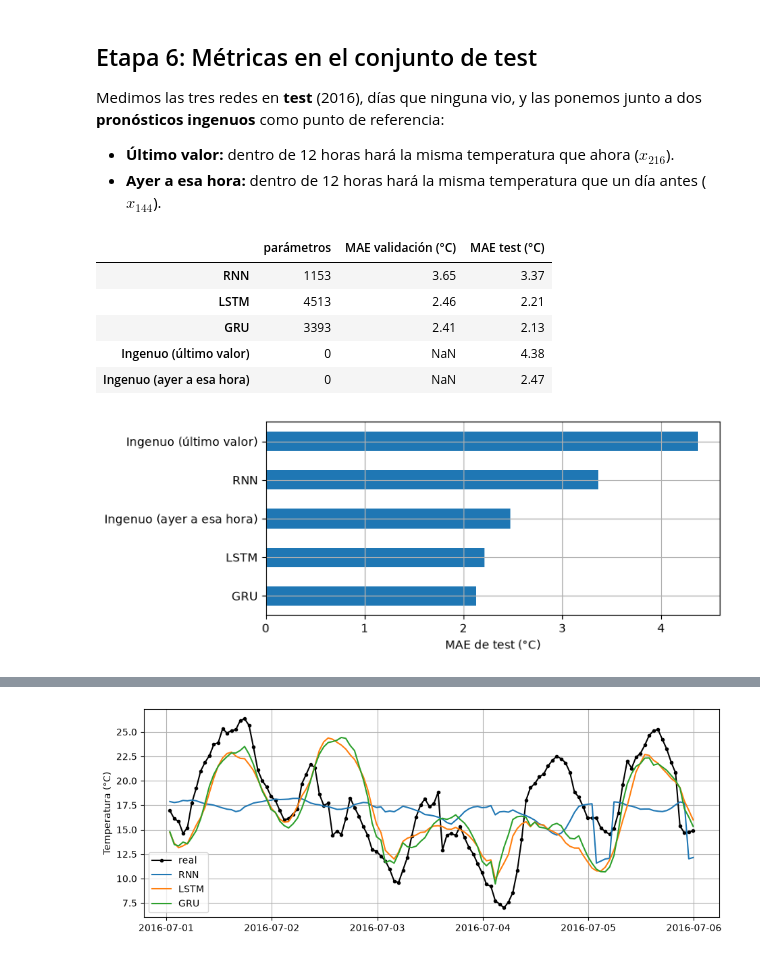
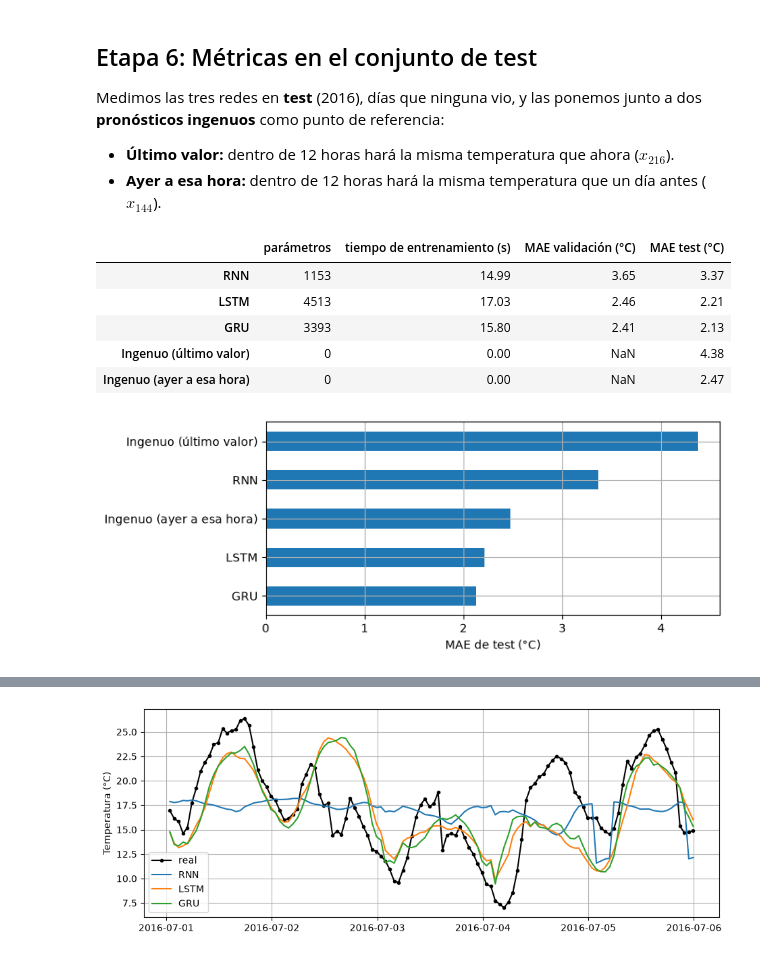
Before and after one commit to omarcastano/deeplearning-javeriana-site, a Jupyter notebook: modulo_2/unidad_2/3_experiencia/nueva/3_Script1b_M2_U2_lstm_gru_pytorch.ipynb, the cells around one changed output, grey strips where cells are left out. Cells and saved outputs as stored; diff of their text form; code cells hidden in the pictures.

```diff
--- a/modulo_2/unidad_2/3_experiencia/nueva/3_Script1b_M2_U2_lstm_gru_pytorch.ipynb
+++ b/modulo_2/unidad_2/3_experiencia/nueva/3_Script1b_M2_U2_lstm_gru_pytorch.ipynb
@@ -288,6 +289,7 @@ class TemperatureForecaster:
 
     def fit(self, train_loader, valid_loader, epochs=12):
         best_mae, best_state = float("inf"), None
+        start = time.perf_counter()  # medimos cuánto tarda el entrenamiento
         pbar = tqdm(range(epochs), desc="Entrenamiento", unit="época")
         for epoch in pbar:
             loss, mae = self.train_epoch(train_loader)
@@ -297,8 +299,9 @@ class TemperatureForecaster:
             if val_mae < best_mae:  # guardamos los mejores pesos
                 best_mae, best_state = val_mae, copy.deepcopy(self.net.state_dict())
             pbar.set_postfix(mae=f"{mae:.2f}", val_mae=f"{val_mae:.2f}", mejor_val_mae=f"{best_mae:.2f}")
+        self.train_time = time.perf_counter() - start
         self.net.load_state_dict(best_state)  # nos quedamos con los mejores pesos
-        print(f"Mejor MAE de validación: {best_mae:.2f} °C")
+        print(f"Mejor MAE de validación: {best_mae:.2f} °C  ({self.train_time:.1f} s de entrenamiento)")
         return best_mae
 
     def predict(self, X):
@@ -342,29 +345,30 @@ Medimos las tres redes en **test** (2016), días que ninguna vio, y las ponemos
 # %%
 X_test = torch.stack([test_set[i][0] for i in range(len(test_set))])
 y_test = torch.stack([test_set[i][1] for i in range(len(test_set))])
 key = window_length + horizon - day
 
 naive = {
     "Ingenuo (último valor)": (X_test[:, -1] - y_test).abs().mean().item() * scale,
     "Ingenuo (ayer a esa hora)": (X_test[:, key - 1] - y_test).abs().mean().item() * scale,
 }
 summary = pd.DataFrame({
     "parámetros": pd.Series(n_params),
+    "tiempo de entrenamiento (s)": pd.Series({name: f.train_time for name, f in forecasters.items()}),
     "MAE validación (°C)": pd.Series(val_mae),
     "MAE test (°C)": pd.Series({name: f.evaluate(test_loader)[1] for name, f in forecasters.items()}),
 })
 for name, mae in naive.items():
-    summary.loc[name] = [0, np.nan, mae]
+    summary.loc[name] = [0, 0, np.nan, mae]
 display(summary.round(2))
 
 summary["MAE test (°C)"].sort_values().plot.barh(figsize=(7, 3), grid=True)
 plt.xlabel("MAE de test (°C)")
 plt.show()
 # %% [output]
-|  | parámetros | MAE validación (°C) | MAE test (°C) |
-| RNN | 1153 | 3.65 | 3.37 |
-| LSTM | 4513 | 2.46 | 2.21 |
-| GRU | 3393 | 2.41 | 2.13 |
-| Ingenuo (último valor) | 0 | NaN | 4.38 |
-| Ingenuo (ayer a esa hora) | 0 | NaN | 2.47 |
+|  | parámetros | tiempo de entrenamiento (s) | MAE validación (°C) | MAE test (°C) |
+| RNN | 1153 | 14.99 | 3.65 | 3.37 |
+| LSTM | 4513 | 17.03 | 2.46 | 2.21 |
+| GRU | 3393 | 15.80 | 2.41 | 2.13 |
+| Ingenuo (último valor) | 0 | 0.00 | NaN | 4.38 |
+| Ingenuo (ayer a esa hora) | 0 | 0.00 | NaN | 2.47 |
 [figure]
```
Also changed, not shown: parts of 7 cells of this notebook, 2 other files.
